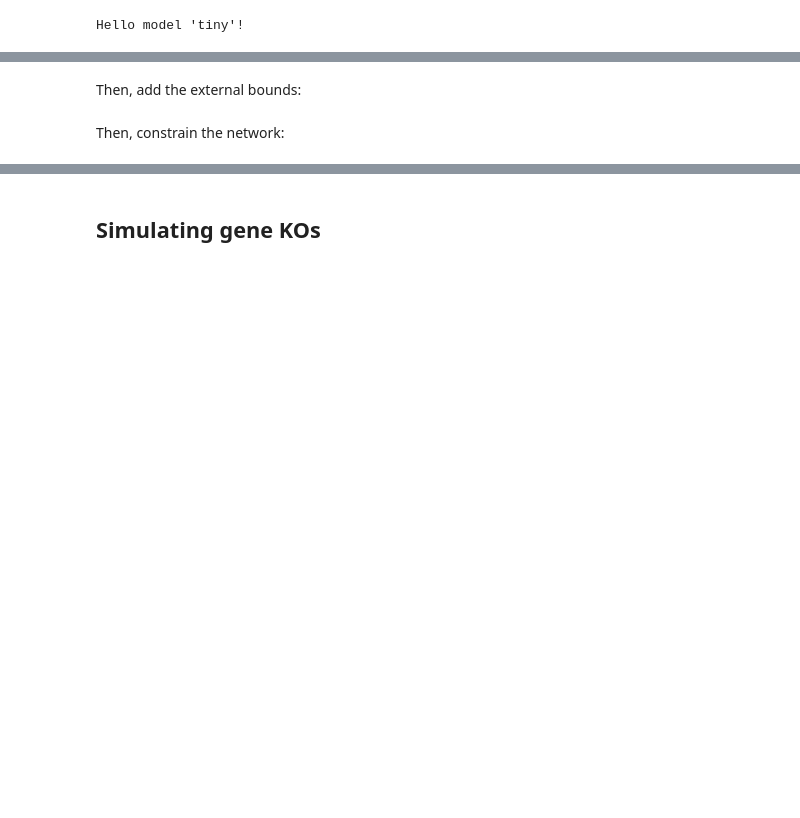
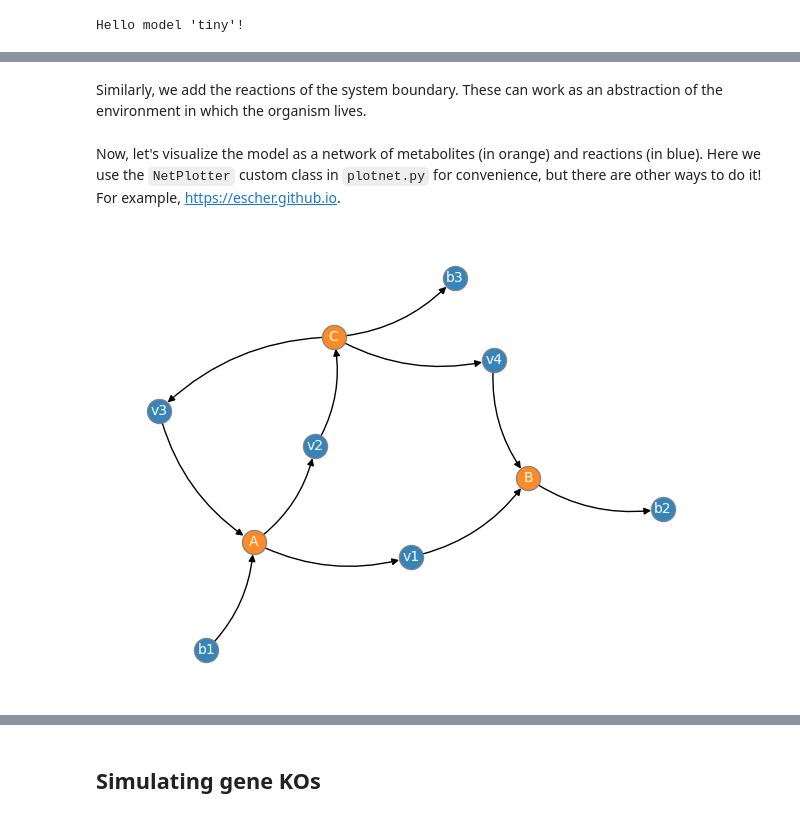
Before and after one commit to PathoGenOmics-Lab/misb_training_2024, a Jupyter notebook: modelling/01_intro_to_cobra.ipynb, the cells around one changed output, grey strips where cells are left out. Drawn from its saved outputs; the diff is of its cells as text; code cells hidden in the pictures; blank space fills up the shorter version.

```diff
--- a/modelling/01_intro_to_cobra.ipynb
+++ b/modelling/01_intro_to_cobra.ipynb
@@ -41,8 +65,9 @@ v4 = Reaction(id="v4", lower_bound=0, upper_bound=1000)
 v4.add_metabolites({c: -1, b: 1})
 
 model.add_reactions([v1, v2, v3, v4])
-# %% [markdown]
-Then, add the external bounds:
+# %% [markdown]
+Similarly, we add the reactions of the system boundary.
+These can work as an abstraction of the environment in which the organism lives.
 # %%
 b1 = Reaction(id="b1", lower_bound=0, upper_bound=1000)
 b1.add_metabolites({a: 1})
@@ -54,5 +79,11 @@ b3 = Reaction(id="b3", lower_bound=0, upper_bound=1000)
 b3.add_metabolites({c: -1})
 
 model.add_reactions([b1, b2, b3])
-# %% [markdown]
-Then, constrain the network:
+# %% [markdown]
+Now, let's visualize the model as a network of metabolites (in orange) and reactions (in blue).
+Here we use the `NetPlotter` custom class in `plotnet.py` for convenience, but there are other ways to do it! For example, https://escher.github.io.
+# %%
+np = NetPlotter(model)
+np.plot()
+# %% [output]
+[figure, added]
```
Also changed, not shown: parts of 28 cells of this notebook, 1 other file.
